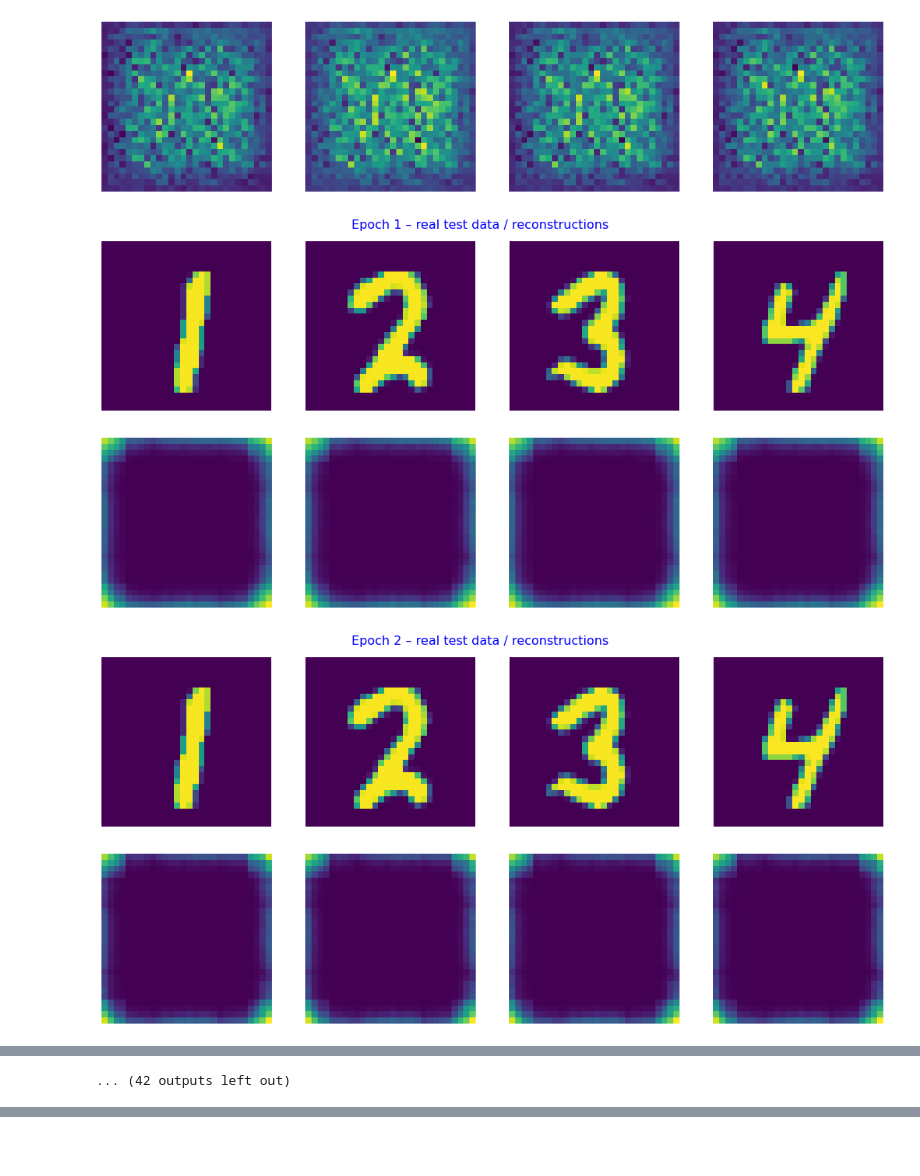
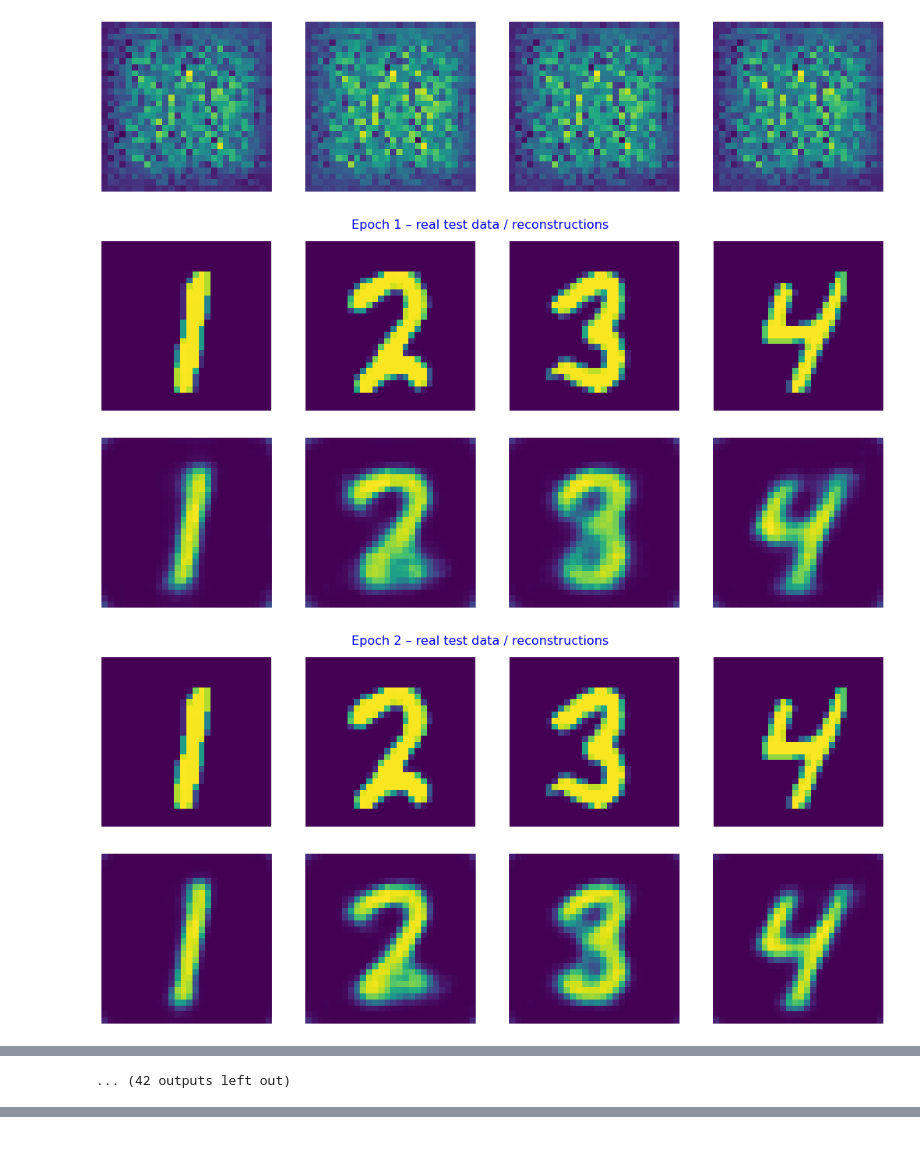
Before and after one commit to pat-rig/csvae4classification, a Jupyter notebook: conv_vae.ipynb, the cells around one changed output, grey strips where cells are left out. Drawn from its saved outputs; the diff is of its cells as text; code cells hidden in the pictures.

Commit message:
use BCE with beta=3 in 20 latent dimensions. not promising

```diff
--- a/conv_vae.ipynb
+++ b/conv_vae.ipynb
@@ -159,13 +159,12 @@ optimizer = torch.optim.Adam(
 )
 # %%
 # Reconstruction + β * KL divergence losses summed over all elements and batch
-beta_global = 1
+beta_global = 3
 
 def loss_function(x_hat, x, mu, logvar, β=beta_global):
     # reconstruction:
-    MSE = nn.functional.mse_loss(x_hat, x, reduction='sum')
-    # BCE = nn.functional.binary_cross_entropy(
-    #    x_hat, x, reduction='sum')
+    # MSE = nn.functional.mse_loss(x_hat, x, reduction='sum')
+    BCE = nn.functional.binary_cross_entropy(x_hat, x, reduction='sum')
 
     # strucutre in latent space:
     KLD = 0.5 * torch.sum(logvar.exp() - logvar - 1 + mu.pow(2))
@@ -174,7 +173,7 @@ def loss_function(x_hat, x, mu, logvar, β=beta_global):
     # print('KLD: ' , KLD)
     # print('beta:', β)
 
-    return MSE + β * KLD
+    return BCE + β * KLD
 # %%
 # Training and testing the VAE
 
@@ -223,7 +222,7 @@ for epoch in range(0, epochs + 1):
     codes['μ'].append(torch.cat(means))
     codes['logσ2'].append(torch.cat(logvars))
     codes['y'].append(torch.cat(labels))
-    test_loss /= len(test_l^oader.dataset)
+    test_loss /= len(test_loader.dataset)
     print(f'====> Test set loss: {test_loss:.4f}')
     display_images(x, x_hat, 1, f'Epoch {epoch}')
 # %% [output]
@@ -264,7 +263,7 @@ for epoch in range(0, epochs + 1):
 [figure]
 [figure]
 [figure]
-[figure, old version]
+[figure, new version]
 [figure]
-[figure, old version]
+[figure, new version]
 [figure]
```
Also changed, not shown: parts of 3 cells of this notebook, 6 other files.
